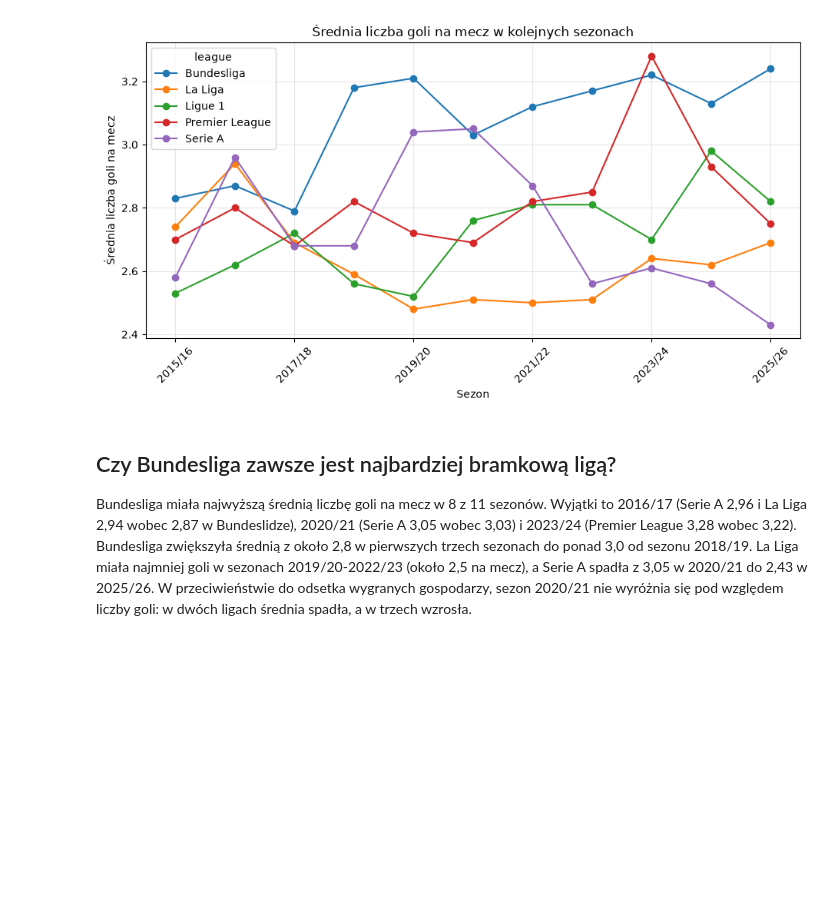
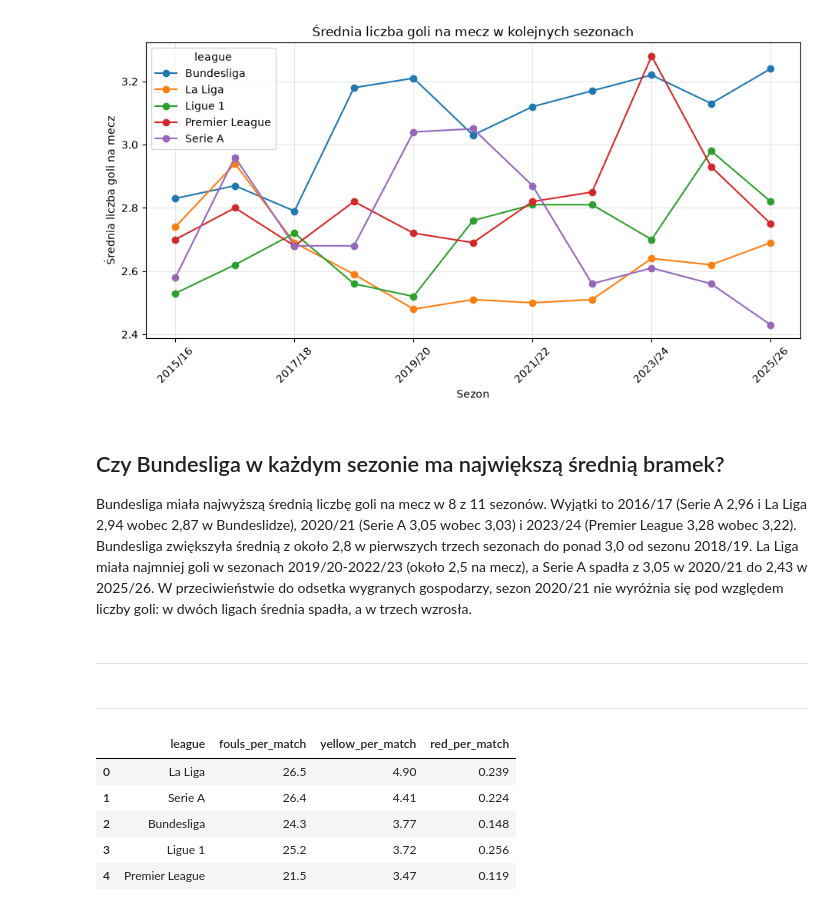
Before and after one commit to igorfliss/football-analysis, a Jupyter notebook: notebooks/01_analysis.ipynb, the cells around one changed output. Saved outputs shown, nothing was run; the diff lists cells and outputs as text; code cells hidden in the pictures; blank space fills up the shorter version.

```diff
--- a/notebooks/01_analysis.ipynb
+++ b/notebooks/01_analysis.ipynb
@@ -182,6 +186,30 @@ plt.show()
 # %% [output]
 [figure]
 # %% [markdown]
-## Czy Bundesliga zawsze jest najbardziej bramkową ligą?
+## Czy Bundesliga w każdym sezonie ma największą średnią bramek?
 
 Bundesliga miała najwyższą średnią liczbę goli na mecz w 8 z 11 sezonów. Wyjątki to 2016/17 (Serie A 2,96 i La Liga 2,94 wobec 2,87 w Bundeslidze), 2020/21 (Serie A 3,05 wobec 3,03) i 2023/24 (Premier League 3,28 wobec 3,22). Bundesliga zwiększyła średnią z około 2,8 w pierwszych trzech sezonach do ponad 3,0 od sezonu 2018/19. La Liga miała najmniej goli w sezonach 2019/20-2022/23 (około 2,5 na mecz), a Serie A spadła z 3,05 w 2020/21 do 2,43 w 2025/26. W przeciwieństwie do odsetka wygranych gospodarzy, sezon 2020/21 nie wyróżnia się pod względem liczby goli: w dwóch ligach średnia spadła, a w trzech wzrosła.
+# %% [markdown]
+____________________
+# %% [markdown]
+______________
+# %%
+query_aggression = """
+SELECT
+    league,
+    ROUND(AVG(home_fouls + away_fouls), 1) AS fouls_per_match,
+    ROUND(AVG(home_yellow + away_yellow), 2) AS yellow_per_match,
+    ROUND(AVG(home_red + away_red), 3) AS red_per_match
+FROM matches
+GROUP BY league
+ORDER BY yellow_per_match DESC
+"""
+
+pd.read_sql_query(query_aggression, conn)
+# %% [output]
+|  | league | fouls_per_match | yellow_per_match | red_per_match |
+| 0 | La Liga | 26.5 | 4.90 | 0.239 |
+| 1 | Serie A | 26.4 | 4.41 | 0.224 |
+| 2 | Bundesliga | 24.3 | 3.77 | 0.148 |
+| 3 | Ligue 1 | 25.2 | 3.72 | 0.256 |
+| 4 | Premier League | 21.5 | 3.47 | 0.119 |
```
Also changed, not shown: parts of 5 cells of this notebook.
